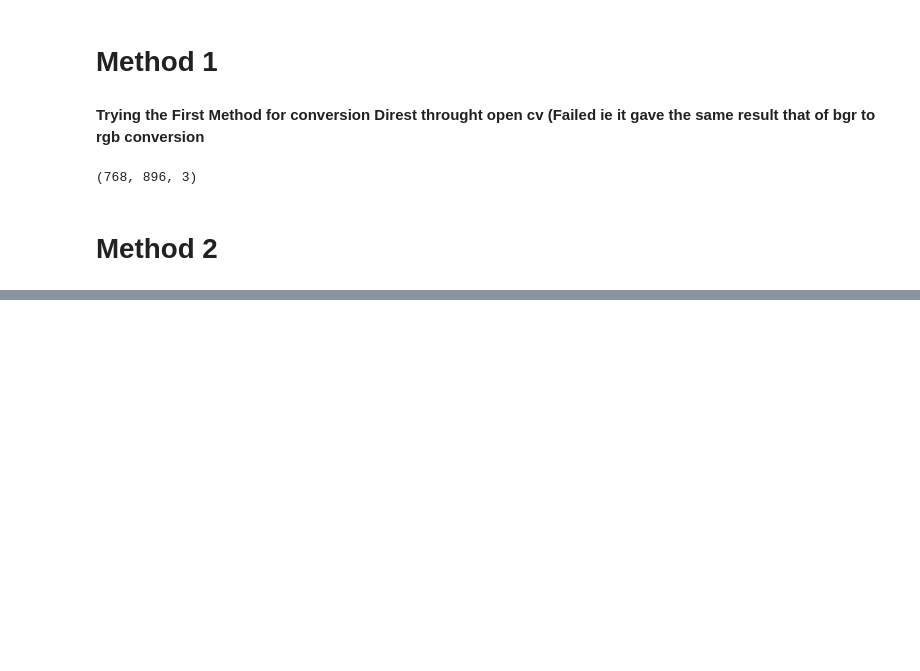
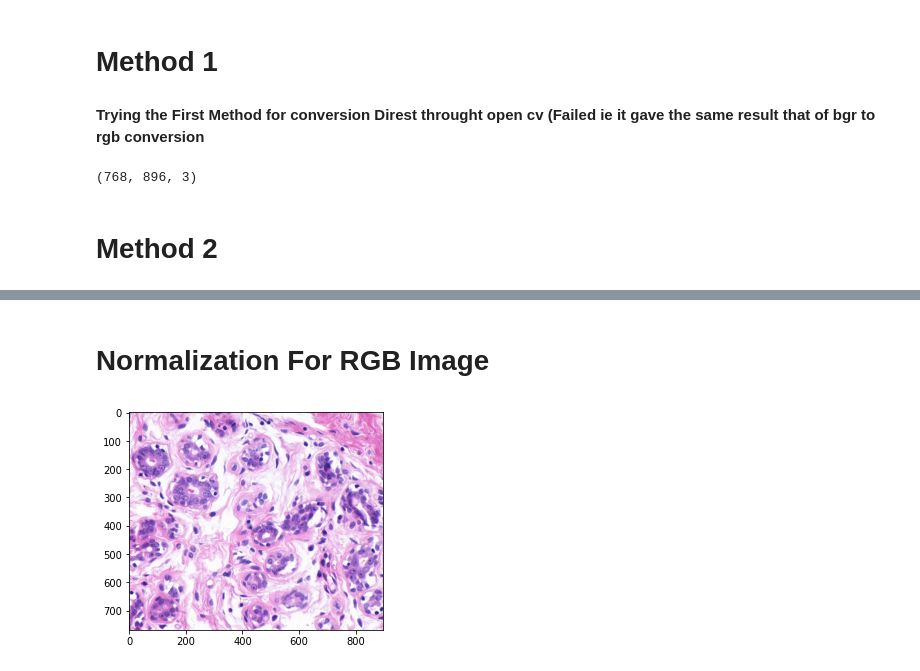
Before and after one commit to dsatyam09/Quantative-Analysis-of-normalized-image-in-Different-Color-Models., a Jupyter notebook: Color Normalization In Histology.ipynb, the cells around one changed output, grey strips where cells are left out. Saved outputs shown, nothing was run; the diff lists cells and outputs as text; code cells hidden in the pictures; blank space fills up the shorter version.

```diff
--- a/Color Normalization In Histology.ipynb
+++ b/Color Normalization In Histology.ipynb
@@ -15,3 +13,6 @@ cv2.destroyAllWindows()
 # %%
-new_img = cv2.cvtColor(img, cv2.COLOR_BGR2RGB)
+img = cv2.cvtColor(img, cv2.COLOR_BGR2RGB)
+cv2.imshow('H and E stain',img)
+cv2.waitKey(0)
+cv2.destroyAllWindows()
 # %%
@@ -49,0 +74,10 @@ img.shape
+# %% [markdown]
+#  Normalization For RGB  Image
+# %%
+Io = 240       # Transmitted light intensity, Normalizing factor for image intensities
+alpha = 1      #As recommend in the paper. tolerance for the pseudo-min and pseudo-max (default: 1)
+beta = 0.15    #As recommended in the paper. OD threshold for transparent pixels (default: 0.15)
+imgplot = plt.imshow(img)
+plt.show()
+# %% [output]
+[figure, added]
```
Also changed, not shown: parts of 62 cells of this notebook, 4 other files.
